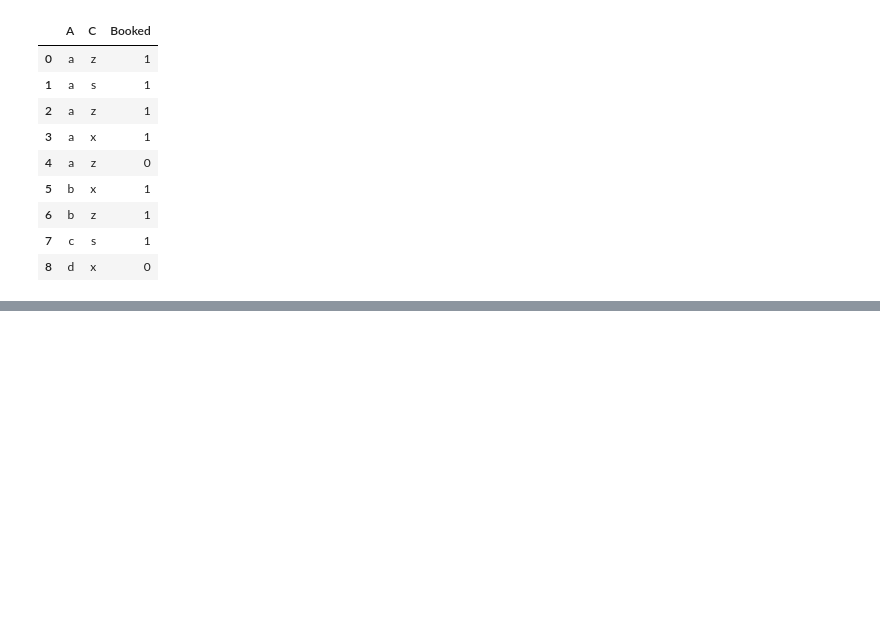
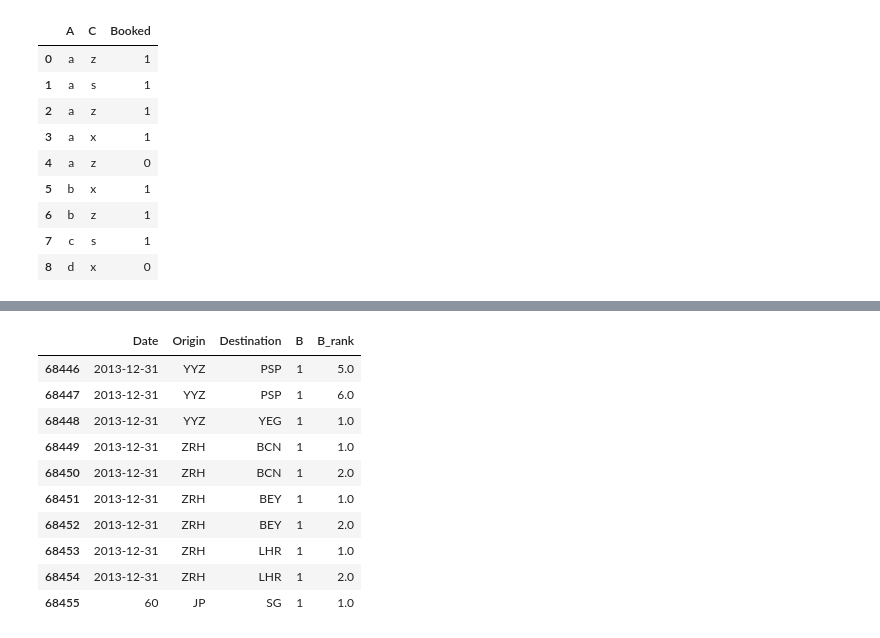
Before and after one commit to bdeotto/reto_Amadeus, a Jupyter notebook: reto_Amadeus.ipynb, the cells around one changed output, grey strips where cells are left out. Saved outputs shown, nothing was run; the diff lists cells and outputs as text; code cells hidden in the pictures; blank space fills up the shorter version.

```diff
--- a/reto_Amadeus.ipynb
+++ b/reto_Amadeus.ipynb
@@ -1725,0 +1934,16 @@ df_toysebo
+# %%
+# Inspección/comprobación:
+
+globals()['df_bo_mini10'].tail(10)
+# %% [output]
+|  | Date | Origin | Destination | B | B_rank |
+| 68446 | 2013-12-31 | YYZ | PSP | 1 | 5.0 |
+| 68447 | 2013-12-31 | YYZ | PSP | 1 | 6.0 |
+| 68448 | 2013-12-31 | YYZ | YEG | 1 | 1.0 |
+| 68449 | 2013-12-31 | ZRH | BCN | 1 | 1.0 |
+| 68450 | 2013-12-31 | ZRH | BCN | 1 | 2.0 |
+| 68451 | 2013-12-31 | ZRH | BEY | 1 | 1.0 |
+| 68452 | 2013-12-31 | ZRH | BEY | 1 | 2.0 |
+| 68453 | 2013-12-31 | ZRH | LHR | 1 | 1.0 |
+| 68454 | 2013-12-31 | ZRH | LHR | 1 | 2.0 |
+| 68455 | 60 | JP | SG | 1 | 1.0 |
```
Also changed, not shown: parts of 13 cells of this notebook.
